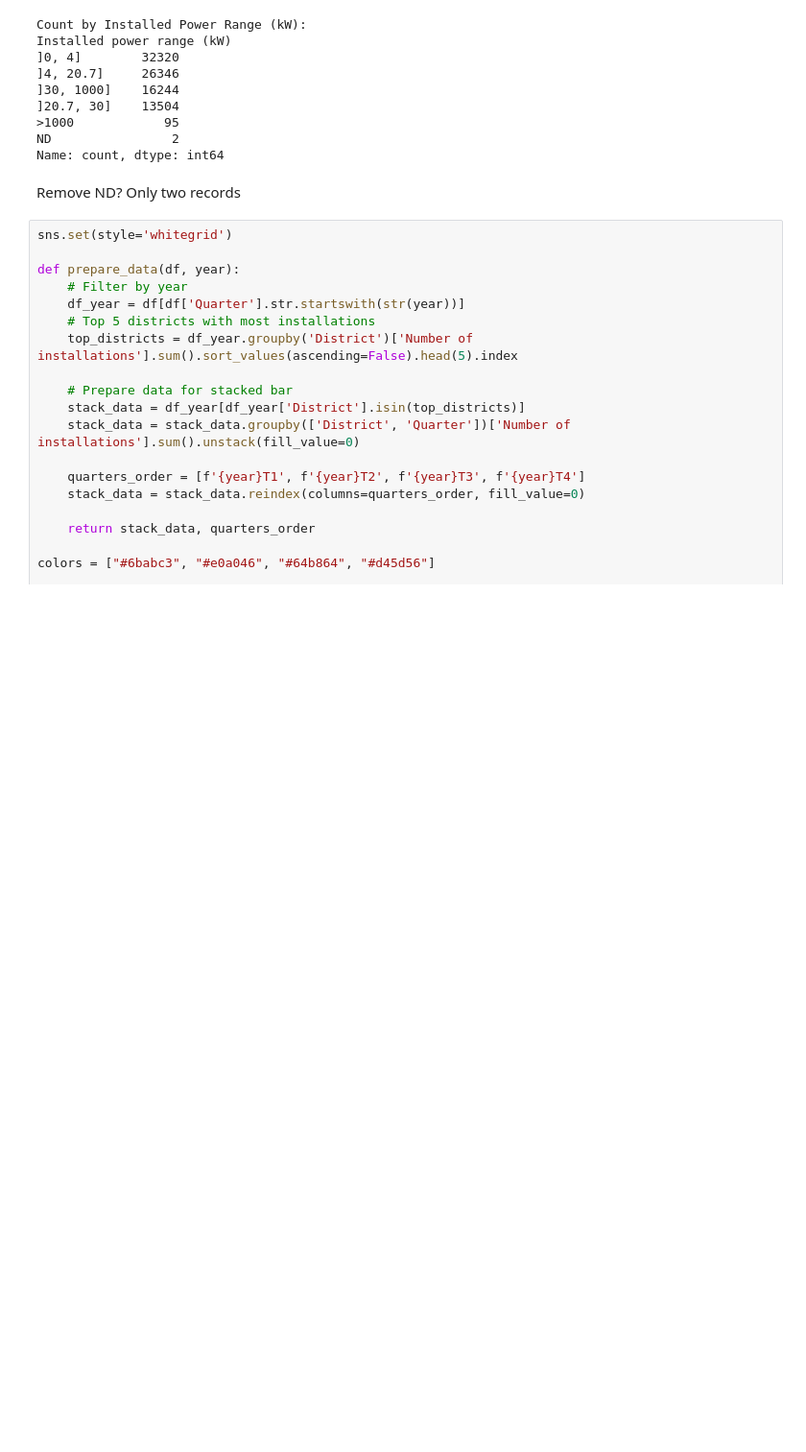
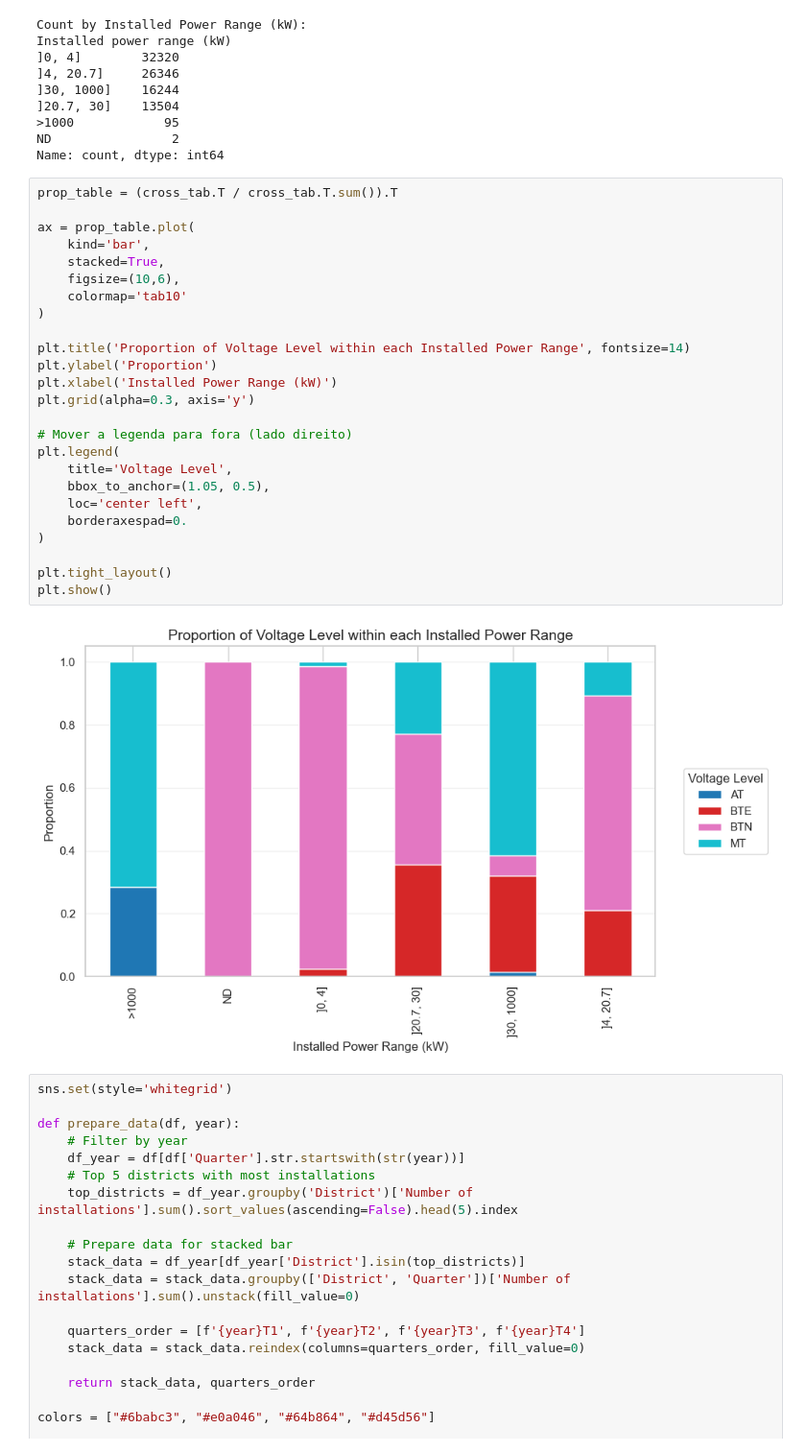
Before and after one commit to Mariana-rc01/WattWise, a Jupyter notebook: iara_notebook.ipynb, the cells around one changed output. Shown at 96% size. Saved outputs shown, nothing was run; the diff lists cells and outputs as text; blank space fills up the shorter version.

```diff
--- a/iara_notebook.ipynb
+++ b/iara_notebook.ipynb
@@ -1294,8 +1495,33 @@ Installed power range (kW)
 >1000            95
 ND                2
 Name: count, dtype: int64
-# %% [markdown]
-Remove ND? Only two records
+# %%
+prop_table = (cross_tab.T / cross_tab.T.sum()).T
+
+ax = prop_table.plot(
+    kind='bar',
+    stacked=True,
+    figsize=(10,6),
+    colormap='tab10'
+)
+
+plt.title('Proportion of Voltage Level within each Installed Power Range', fontsize=14)
+plt.ylabel('Proportion')
+plt.xlabel('Installed Power Range (kW)')
+plt.grid(alpha=0.3, axis='y')
+
+# Mover a legenda para fora (lado direito)
+plt.legend(
+    title='Voltage Level',
+    bbox_to_anchor=(1.05, 0.5),
+    loc='center left',
+    borderaxespad=0.
+)
+
+plt.tight_layout()
+plt.show()
+# %% [output]
+[figure, added]
 # %%
 sns.set(style='whitegrid')
 
```
Also changed, not shown: parts of 20 cells of this notebook.
